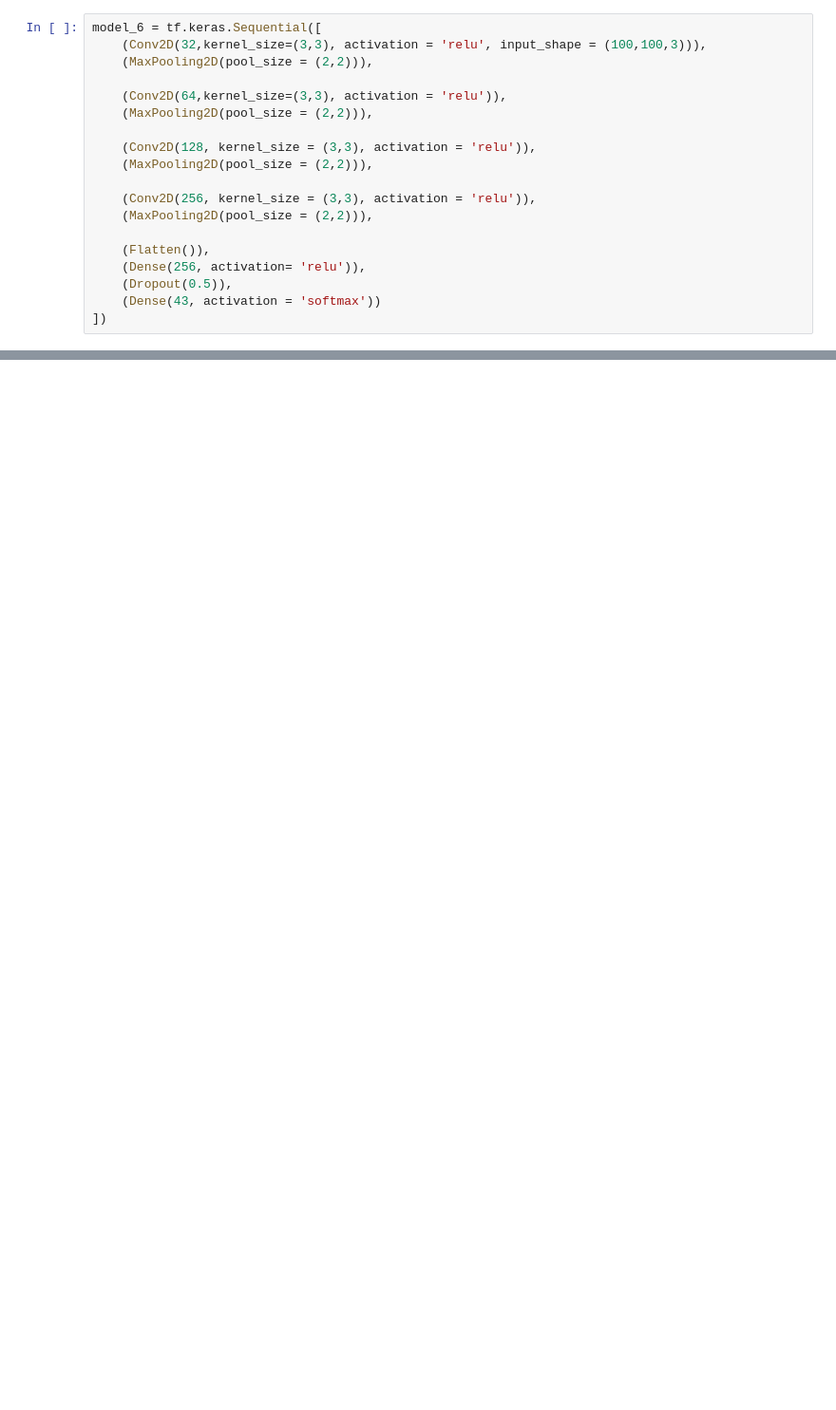
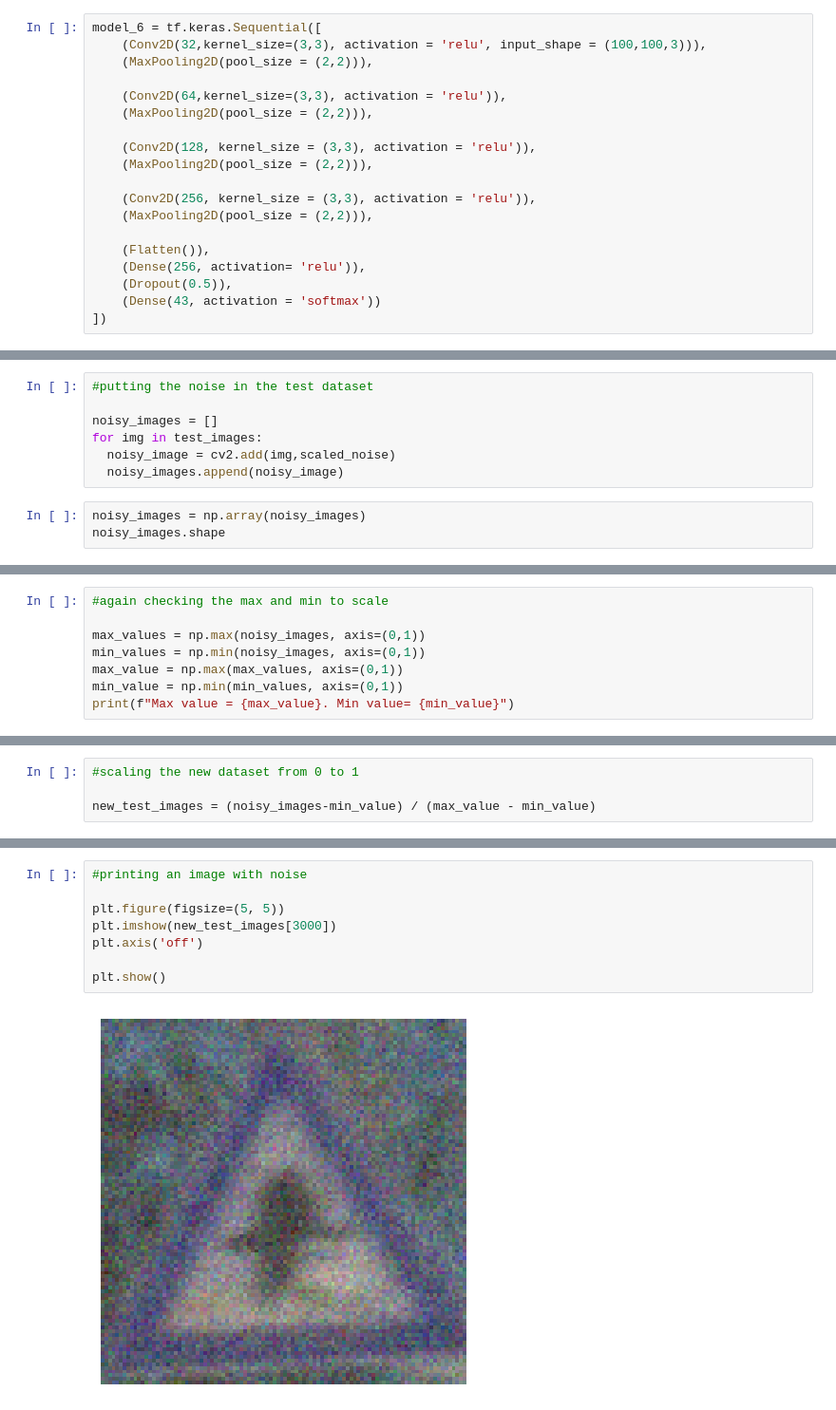
Before and after one commit to stellagerantoni/MLChallenge, a Jupyter notebook: traffic_lights_part_1.ipynb, the cells around one changed output, grey strips where cells are left out. Shown at 95% size. Saved outputs shown, nothing was run; the diff lists cells and outputs as text; blank space fills up the shorter version.

```diff
--- a/traffic_lights_part_1.ipynb
+++ b/traffic_lights_part_1.ipynb
@@ -488,0 +230,10 @@ Classifier trained, with testing accuracy 0.9008792610751826.
+# %%
+#putting the noise in the test dataset
+
+noisy_images = []
+for img in test_images:
+  noisy_image = cv2.add(img,scaled_noise)
+  noisy_images.append(noisy_image)
+# %%
+noisy_images = np.array(noisy_images)
+noisy_images.shape
@@ -488,0 +242,8 @@ Classifier trained, with testing accuracy 0.9008792610751826.
+# %%
+#again checking the max and min to scale
+
+max_values = np.max(noisy_images, axis=(0,1))
+min_values = np.min(noisy_images, axis=(0,1))
+max_value = np.max(max_values, axis=(0,1))
+min_value = np.min(min_values, axis=(0,1))
+print(f"Max value = {max_value}. Min value= {min_value}")
@@ -488,0 +252,4 @@ Classifier trained, with testing accuracy 0.9008792610751826.
+# %%
+#scaling the new dataset from 0 to 1
+
+new_test_images = (noisy_images-min_value) / (max_value - min_value)
@@ -488,0 +266,10 @@ Classifier trained, with testing accuracy 0.9008792610751826.
+# %%
+#printing an image with noise
+
+plt.figure(figsize=(5, 5))
+plt.imshow(new_test_images[3000])
+plt.axis('off')
+
+plt.show()
+# %% [output]
+[figure, added]
```
Also changed, not shown: parts of 23 cells of this notebook.
